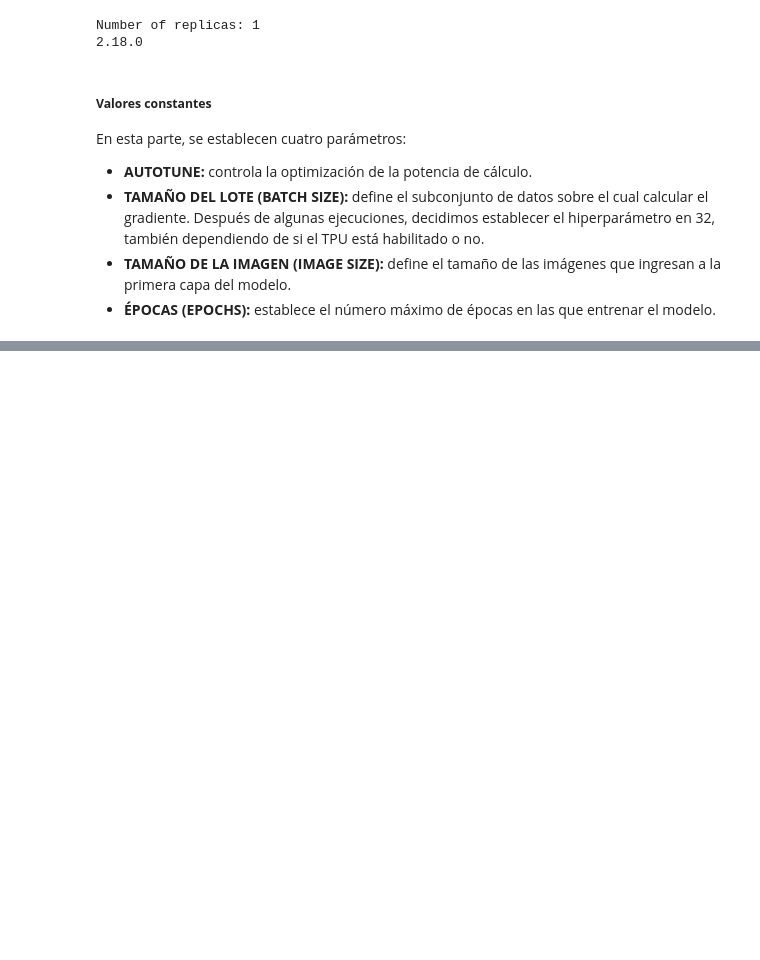
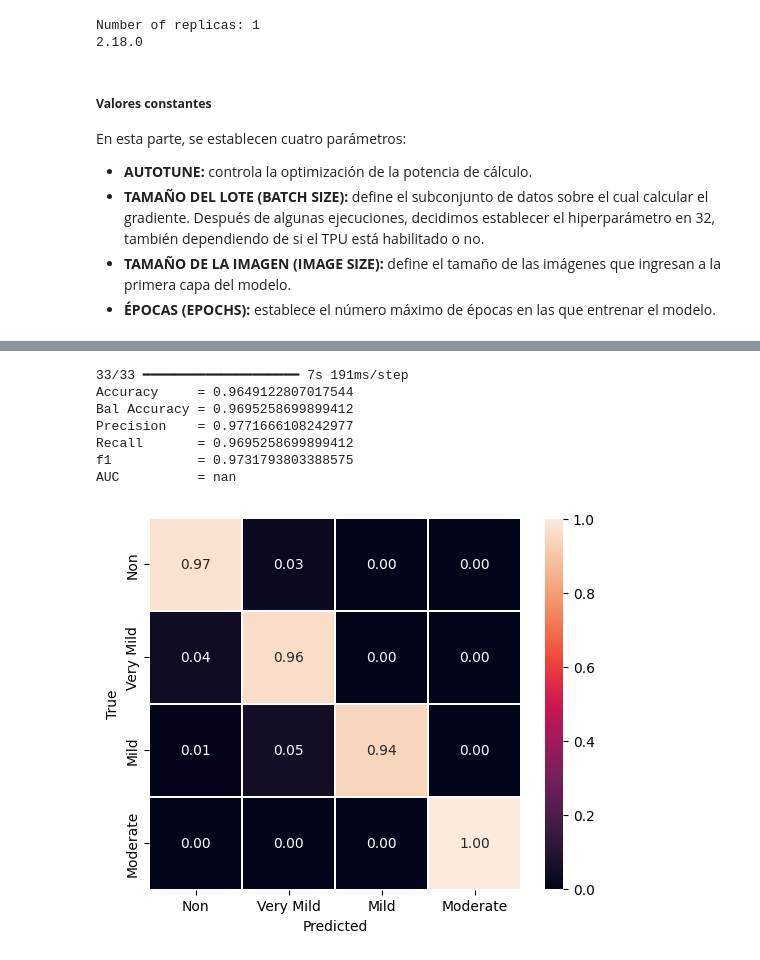
Before and after one commit to EmmaMontalbanA/AlzCare-AI, a Jupyter notebook: AlzCare-AI/notebooks/tomografias.ipynb, the cells around one changed output, grey strips where cells are left out. Cells and saved outputs as stored; diff of their text form; code cells hidden in the pictures; blank space fills up the shorter version.

```diff
--- a/AlzCare-AI/notebooks/tomografias.ipynb
+++ b/AlzCare-AI/notebooks/tomografias.ipynb
@@ -250,0 +540,8 @@ Test:
+# %%
+## TEST SET
+test_concat = pd.concat([mild_test, moderate_test, non_test, verymild_test])
+test_concat = test_concat.sample(frac=1)
+test_concat["X"] = test_concat["X"].apply(load_image)
+test_concat["y"] = test_concat["y"].apply(hot_array)
+xtest = np.stack(val_concat["X"])
+ytest = np.stack(val_concat["y"])
@@ -250,0 +616,13 @@ Test:
+# %%
+# visualize model metrics
+y_test = ytest.argmax(axis=1)
+met = print_metrics(model, xtest, y_test)
+# %% [output]
+33/33 ━━━━━━━━━━━━━━━━━━━━ 7s 191ms/step
+Accuracy     = 0.9649122807017544
+Bal Accuracy = 0.9695258699899412
+Precision    = 0.9771666108242977
+Recall       = 0.9695258699899412
+f1           = 0.9731793803388575
+AUC          = nan
+[figure, added]
```
Also changed, not shown: parts of 23 cells of this notebook.
